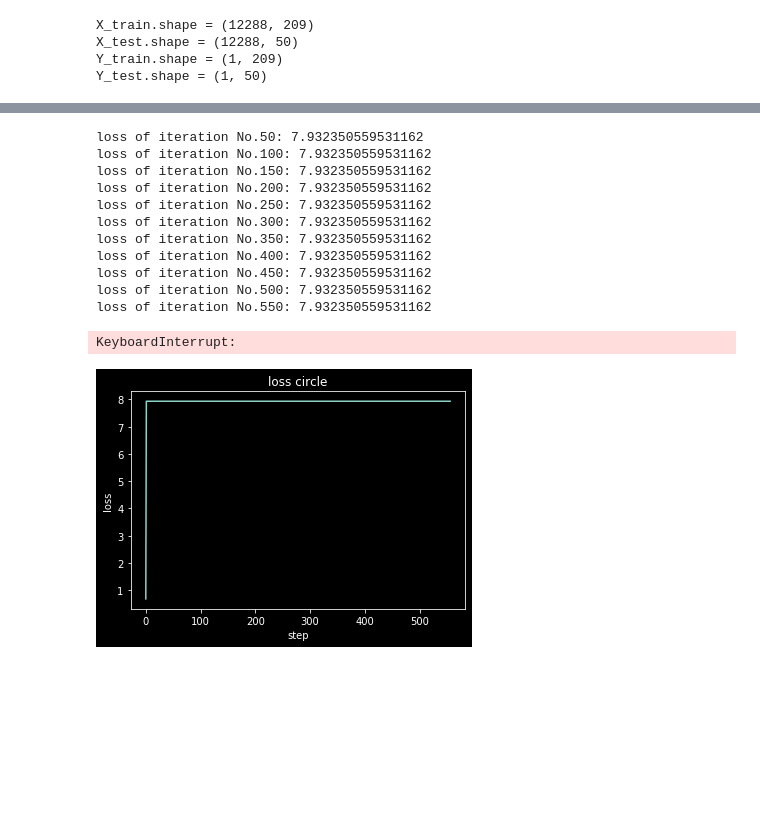
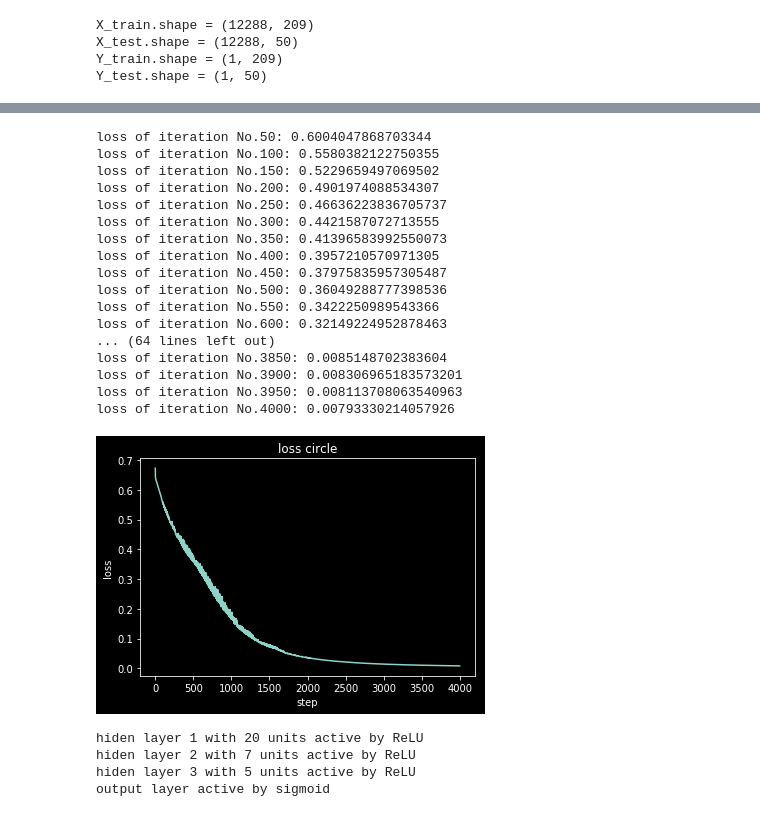
Before and after one commit to wjphallo/deeplearning-study, a Jupyter notebook: 1-4/1-4.ipynb, the cells around one changed output, grey strips where cells are left out. Drawn from its saved outputs; the diff is of its cells as text; code cells hidden in the pictures; blank space fills up the shorter version.

```diff
--- a/1-4/1-4.ipynb
+++ b/1-4/1-4.ipynb
@@ -221,27 +221,39 @@ the 2 Lyaers model's accuracy: 0.72
 # %%
-model_4l = Model(X_train, Y_train, alpha=0.05, loops=1500)
+np.random.seed(10)
+model_4l = Model(X_train, Y_train, alpha=0.00001, loops=4000)
 model_4l.add_layer(12288, 20, ReLU, name='hiden layer 1 with 20 units active by ReLU')
 model_4l.add_layer(20, 7, ReLU, name='hiden layer 2 with 7 units active by ReLU')
 model_4l.add_layer(7, 5, ReLU, name='hiden layer 3 with 5 units active by ReLU')
 model_4l.add_layer(5, 1, sigmoid, name='output layer active by sigmoid')
 model_4l.train()
 # %% [output]
-loss of iteration No.50: 7.932350559531162
-loss of iteration No.100: 7.932350559531162
-loss of iteration No.150: 7.932350559531162
-loss of iteration No.200: 7.932350559531162
-loss of iteration No.250: 7.932350559531162
-loss of iteration No.300: 7.932350559531162
-loss of iteration No.350: 7.932350559531162
-loss of iteration No.400: 7.932350559531162
-loss of iteration No.450: 7.932350559531162
-loss of iteration No.500: 7.932350559531162
-loss of iteration No.550: 7.932350559531162
+loss of iteration No.50: 0.6004047868703344
+loss of iteration No.100: 0.5580382122750355
+loss of iteration No.150: 0.5229659497069502
+loss of iteration No.200: 0.4901974088534307
+loss of iteration No.250: 0.46636223836705737
+loss of iteration No.300: 0.4421587072713555
+loss of iteration No.350: 0.41396583992550073
+loss of iteration No.400: 0.3957210570971305
+loss of iteration No.450: 0.37975835957305487
+loss of iteration No.500: 0.36049288777398536
+loss of iteration No.550: 0.3422250989543366
+loss of iteration No.600: 0.32149224952878463
+... (64 lines left out)
+loss of iteration No.3850: 0.0085148702383604
+loss of iteration No.3900: 0.008306965183573201
+loss of iteration No.3950: 0.008113708063540963
+loss of iteration No.4000: 0.00793330214057926
-KeyboardInterrupt:
-# %%
-model_4l.plot_loss()
-# %% [output]
-[figure, removed]
+# %%
+model_4l.plot_loss()
+for layer in model_4l.layers:
+    print(layer.name)
+# %% [output]
+[figure, added]
+hiden layer 1 with 20 units active by ReLU
+hiden layer 2 with 7 units active by ReLU
+hiden layer 3 with 5 units active by ReLU
+output layer active by sigmoid
 # %%
 print('final loss:', model_4l.J)
 print('the 4 Lyaers model\'s accuracy:', model_4l.score(X_test, Y_test))
```
Also changed, not shown: parts of 6 cells of this notebook.
